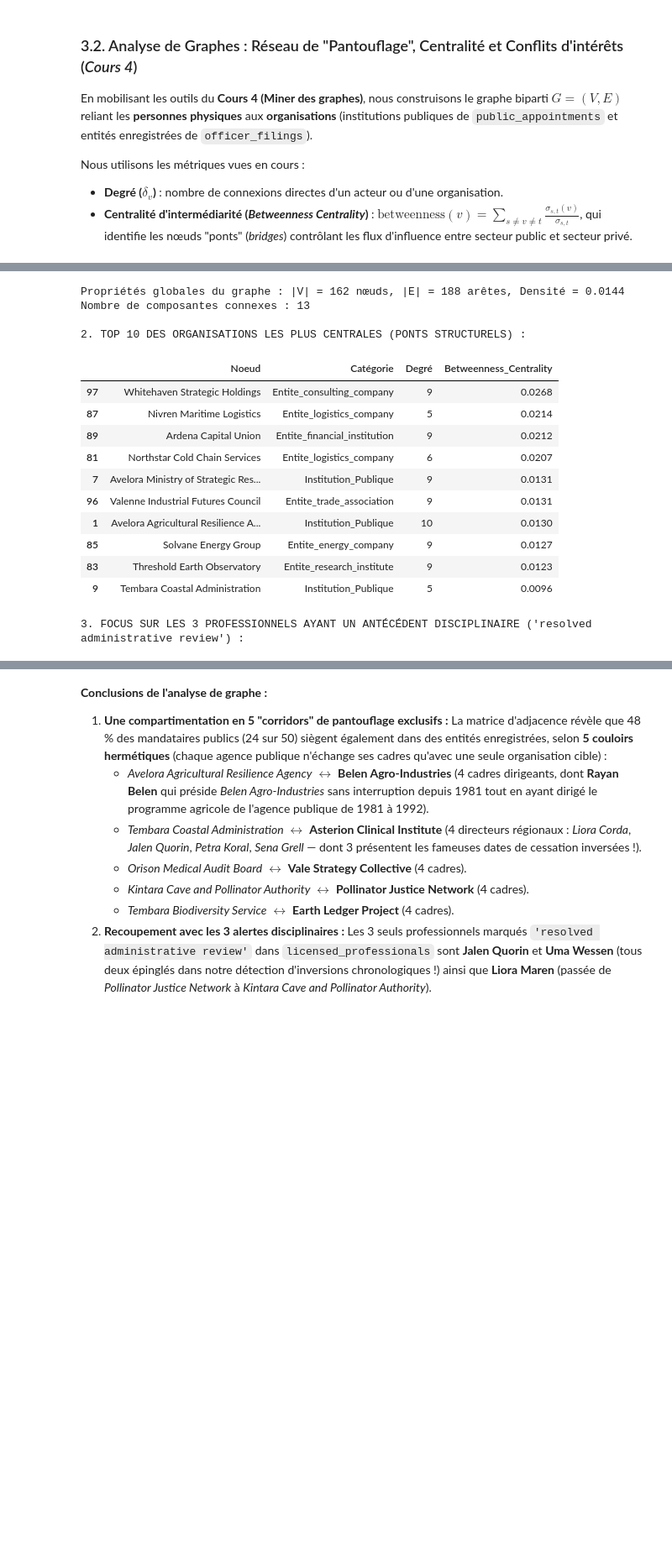
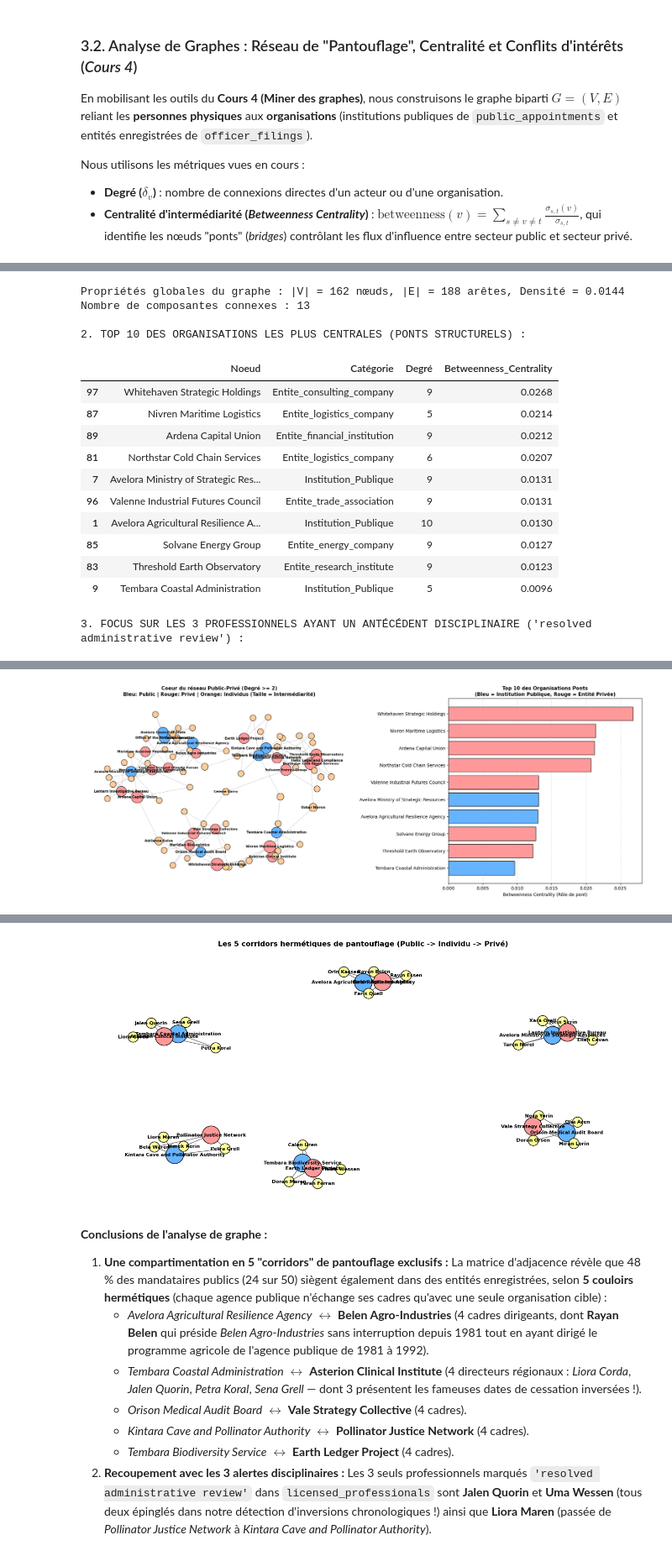
Before and after one commit to YasminaABBAS/20262027-UE-DataMining-Groupe10, a Jupyter notebook: Base_notebook_to_complete-checkpoint.ipynb, the cells around one changed output, grey strips where cells are left out. Shown at 84% size. Drawn from its saved outputs; the diff is of its cells as text; code cells hidden in the pictures; blank space fills up the shorter version.

```diff
--- a/Base_notebook_to_complete-checkpoint.ipynb
+++ b/Base_notebook_to_complete-checkpoint.ipynb
@@ -1212,36 +1234,109 @@ disc_df = lp_clean[lp_clean['disciplinary_status'] != 'none'][
     left_on='professional_name', right_on='full_name', how='left'
 )
 display(disc_df.drop(columns=['full_name']))
+
+# --- AJOUT VISUEL SECTION 3.2 : GRAPHE DU RÉSEAU & BARPLOT DE CENTRALITÉ ---
+fig, axes = plt.subplots(1, 2, figsize=(18, 7), gridspec_kw={'width_ratios': [1.4, 1]})
+
+# 1. Dessin du graphe G (Filtré sur les noeuds ayant au moins 2 connexions pour la lisibilité)
+ax_graph = axes[0]
+noeuds_actifs = [n for n, d in G.degree() if d >= 2]
+G_sub = G.subgraph(noeuds_actifs)
+pos = nx.spring_layout(G_sub, k=0.55, iterations=60, seed=42)
+
+couleurs_noeuds = []
+tailles_noeuds = []
+for n, d in G_sub.nodes(data=True):
+    ntype = d.get('node_type', '')
+    if ntype == 'Personne':
+        couleurs_noeuds.append('#ffcc99') # Orange clair pour les individus
+        tailles_noeuds.append(180 + 8000 * bc_dict[n])
+    elif ntype == 'Institution_Publique':
+        couleurs_noeuds.append('#66b3ff') # Bleu pour les institutions publiques
+        tailles_noeuds.append(500 + 12000 * bc_dict[n])
+    else:
+        couleurs_noeuds.append('#ff9999') # Rouge/Corail pour les entités privées
+        tailles_noeuds.append(500 + 12000 * bc_dict[n])
+
+nx.draw_networkx_edges(G_sub, pos, ax=ax_graph, alpha=0.35, edge_color='gray')
+nx.draw_networkx_nodes(G_sub, pos, ax=ax_graph, node_color=couleurs_noeuds, node_size=tailles_noeuds, edgecolors='black', linewidths=0.8)
+
+# Étiquettes uniquement pour les organisations et les personnes très centrales
+labels_importants = {n: n for n in G_sub.nodes() if G_sub.nodes[n].get('node_type') != 'Personne' or bc_dict[n] > 0.01}
+nx.draw_networkx_labels(G_sub, pos, labels=labels_importants, ax=ax_graph, font_size=7.5, font_weight='bold')
+
+ax_graph.set_title("Coeur du réseau Public-Privé (Degré >= 2)\nBleu: Public | Rouge: Privé | Orange: Individus (Taille = Intermédiarité)", fontsize=11, fontweight='bold')
+ax_graph.axis('off')
+
+# 2. Diagramme en barres du Top 10 Betweenness Centrality (Organisations)
+ax_bar = axes[1]
+top_orgs = df_nodes[df_nodes['Catégorie'] != 'Personne'].sort_values(by='Betweenness_Centrality', ascending=True).tail(10)
+bar_colors = ['#66b3ff' if c == 'Institution_Publique' else '#ff9999' for c in top_orgs['Catégorie']]
+
+ax_bar.barh(top_orgs['Noeud'], top_orgs['Betweenness_Centrality'], color=bar_colors, edgecolor='black')
+ax_bar.set_xlabel("Betweenness Centrality (Rôle de pont)")
+ax_bar.set_title("Top 10 des Organisations Ponts\n(Bleu = Institution Publique, Rouge = Entité Privée)", fontsize=11, fontweight='bold')
+ax_bar.grid(axis='x', linestyle='--', alpha=0.5)
+
+plt.tight_layout()
+plt.show()
+
+
+# --- AJOUT VISUEL SECTION 3.2 : LES 5 CORRIDORS DE PANTOUFLAGE ---
+# 1. Colorisation de la matrice d'adjacence
+display(matrice_pantouflage.style.background_gradient(cmap='Reds'))
+
+# 2. Graphe biparti des 24 mandataires publics-privés
+G_pantouflage = nx.Graph()
+for _, row in ponts_public_prive.iterrows():
+    inst = row['institution_name']
+    ent = row['legal_name']
+    pers = row['office_holder_name']
+    G_pantouflage.add_node(inst, bipartite=0, role='Public')
+    G_pantouflage.add_node(pers, bipartite=1, role='Personne')
+    G_pantouflage.add_node(ent, bipartite=2, role='Prive')
+    G_pantouflage.add_edge(inst, pers)
+    G_pantouflage.add_edge(pers, ent)
+
+plt.figure(figsize=(13, 6))
+pos_p = nx.spring_layout(G_pantouflage, k=0.45, iterations=80, seed=7)
+colors_p = ['#66b3ff' if d['role']=='Public' else ('#ff9999' if d['role']=='Prive' else '#ffff99') for _, d in G_pantouflage.nodes(data=True)]
+sizes_p = [900 if d['role']!='Personne' else 300 for _, d in G_pantouflage.nodes(data=True)]
+
+nx.draw(G_pantouflage, pos_p, with_labels=True, node_color=colors_p, node_size=sizes_p, font_size=8, font_weight='bold', edge_color='dimgray', edgecolors='black')
+plt.title("Les 5 corridors hermétiques de pantouflage (Public -> Individu -> Privé)", fontsize=12, fontweight='bold')
+plt.show()
 # %% [output]
 Nombre de mandataires publics ayant aussi un mandat dans officer_filings : 24 sur 50 (48,0 %)
 
 1. MATRICE D'ADJACENCE DES FLUX DE PANTOUFLAGE (INSTITUTION PUBLIQUE <-> ENTITÉ ENREGISTRÉE) :
 | legal_name | Asterion Clinical Institute | Belen Agro-Industries | Earth Ledger Project | Lantern Investigative Bureau | ... |
 | institution_name |  |  |  |  | ... |
 | Avelora Agricultural Resilience A... | 0 | 5 | 0 | 0 | ... |
 | Avelora Ministry of Strategic Res... | 0 | 0 | 0 | 4 | ... |
 | Kintara Cave and Pollinator Autho... | 0 | 0 | 0 | 0 | ... |
 | Orison Medical Audit Board | 0 | 0 | 0 | 0 | ... |
 | Tembara Biodiversity Service | 0 | 0 | 4 | 0 | ... |
 | Tembara Coastal Administration | 4 | 0 | 0 | 0 | ... |
 Propriétés globales du graphe : |V| = 162 nœuds, |E| = 188 arêtes, Densité = 0.0144
 Nombre de composantes connexes : 13
 
 2. TOP 10 DES ORGANISATIONS LES PLUS CENTRALES (PONTS STRUCTURELS) :
 |  | Noeud | Catégorie | Degré | Betweenness_Centrality |
 | 97 | Whitehaven Strategic Holdings | Entite_consulting_company | 9 | 0.0268 |
 | 87 | Nivren Maritime Logistics | Entite_logistics_company | 5 | 0.0214 |
 | 89 | Ardena Capital Union | Entite_financial_institution | 9 | 0.0212 |
 | 81 | Northstar Cold Chain Services | Entite_logistics_company | 6 | 0.0207 |
 | 7 | Avelora Ministry of Strategic Res... | Institution_Publique | 9 | 0.0131 |
 | 96 | Valenne Industrial Futures Council | Entite_trade_association | 9 | 0.0131 |
 | 1 | Avelora Agricultural Resilience A... | Institution_Publique | 10 | 0.0130 |
 | 85 | Solvane Energy Group | Entite_energy_company | 9 | 0.0127 |
 | 83 | Threshold Earth Observatory | Entite_research_institute | 9 | 0.0123 |
 | 9 | Tembara Coastal Administration | Institution_Publique | 5 | 0.0096 |
 3. FOCUS SUR LES 3 PROFESSIONNELS AYANT UN ANTÉCÉDENT DISCIPLINAIRE ('resolved administrative review') :
 |  | license_number | professional_name | profession | specialty | primary_facility_license | disciplinary_status | ... |
 | 0 | LIC-KNT-ADM-1017 | Liora Maren | public administration professional | programme administration | NaN | resolved administrative review | ... |
 | 1 | LIC-TMB-ADM-1034 | Jalen Quorin | public administration professional | programme administration | NaN | resolved administrative review | ... |
 | 2 | LIC-AVL-RES-1051 | Uma Wessen | research professional | public policy research | FAC-AVL-301 | resolved administrative review | ... |
 | 3 | LIC-AVL-RES-1051 | Uma Wessen | research professional | public policy research | FAC-AVL-301 | resolved administrative review | ... |
+[figure, added]
@@ -1248,3 +1351,4 @@ Nombre de composantes connexes : 13
+[figure, added]
 # %% [markdown]
 **Conclusions de l'analyse de graphe :**
 1. **Une compartimentation en 5 "corridors" de pantouflage exclusifs :** La matrice d'adjacence révèle que 48 % des mandataires publics (24 sur 50) siègent également dans des entités enregistrées, selon **5 couloirs hermétiques** (chaque agence publique n'échange ses cadres qu'avec une seule organisation cible) :
```
Also changed, not shown: parts of 4 cells of this notebook.
